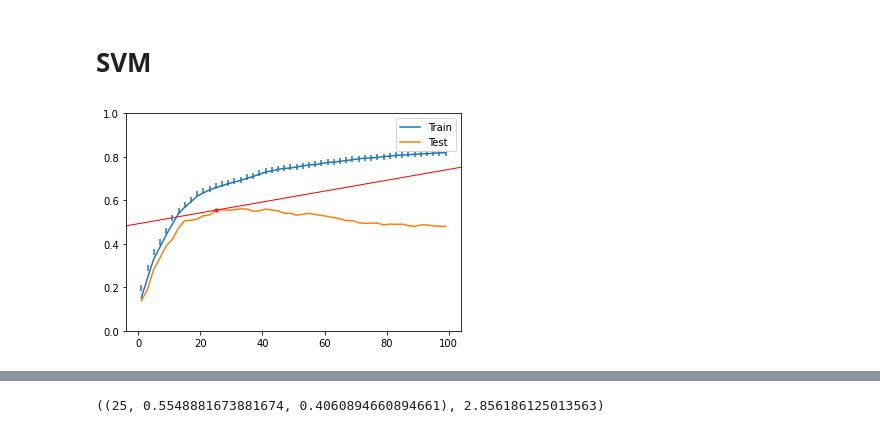
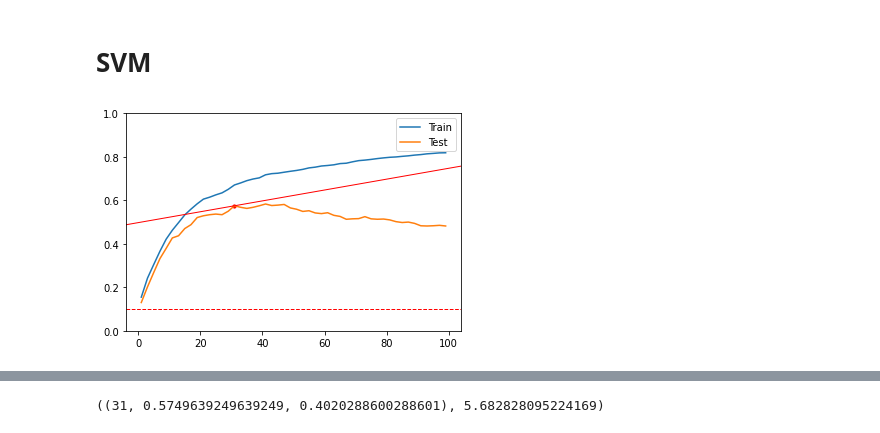
Before and after one commit to elmeunick9/TFG, a Jupyter notebook: Lab/Multi/svm-multi.ipynb, the cells around one changed output, grey strips where cells are left out. Cells and saved outputs as stored; diff of their text form; code cells hidden in the pictures.

```diff
--- a/Lab/Multi/svm-multi.ipynb
+++ b/Lab/Multi/svm-multi.ipynb
@@ -32,7 +32,7 @@ def plot_train_vs_test(train_scores, test_scores, spoint = None, wo = None, poin
     plt.legend()
     plt.ylim([0.0,1.0])
     plt.xlim([xleft, xright])
-    #plt.axhline(0.5, color = "red", linewidth=1, linestyle="--")
+    plt.axhline(0.1, color = "red", linewidth=1, linestyle="--")
 
     plt.show()
 
@@ -86,4 +86,29 @@ __main__.RANDOM_SELECTION - 00:00:08.148593400
 # %% [markdown]
 # SVM
+# %%
+@time_func
+def SVM_RFE_VANILLA(step, C = 1, w1 = [0.8, 0.2]):
+    data.kernel = 'liblinear'
+    data.kernel_matrix = 'linear'
+    data.C = C
+    data.degree = 1
+    kf = KFold(n_splits=18, shuffle=True)
+
+    index = [(train_index, test_index, step) for train_index, test_index in kf.split(data.X_train)]
+    with Pool(7) as pool:
+        scores = pool.map(data.svm_rfe_vanilla, index)
+
+    #scores = list(map(data.svm_rfe_multi, index))
+    scores = list(scores)
+
+    train_scores = mean_of_arrays({i: x[0] for i, x in enumerate(scores)})
+    test_scores  = mean_of_arrays({i: x[1] for i, x in enumerate(scores)})
+    #points       = mean_of_arrays({i: x[2] for i, x in enumerate(scores)})
+    points = {}
+    time         = np.mean([x[3] for x in scores])
+    tvar         = np.var([x[3] for x in scores])
+
+    plot_train_vs_test(train_scores, test_scores, scal(test_scores, w1), w1, points, time, tvar)
+    return scal(test_scores, w1), time
 # %%
 @time_func
@@ -110,6 +136,6 @@ def SVM_RFE(step, C = 0.5, w1 = [0.8, 0.2]):
     plot_train_vs_test(train_scores, test_scores, scal(test_scores, w1), w1, points, time, tvar)
     return scal(test_scores, w1), time
 # %%
-SVM_RFE(2)
+SVM_RFE_VANILLA(2)
 # %% [output]
-[figure, old version]
+[figure, new version]
@@ -118 +144 @@ __main__.SVM_RFE - 00:00:19.754051100
-((25, 0.5548881673881674, 0.4060894660894661), 2.856186125013563)
+((31, 0.5749639249639249, 0.4020288600288601), 5.682828095224169)
```
Also changed, not shown: parts of 5 cells of this notebook, 47 other files.
